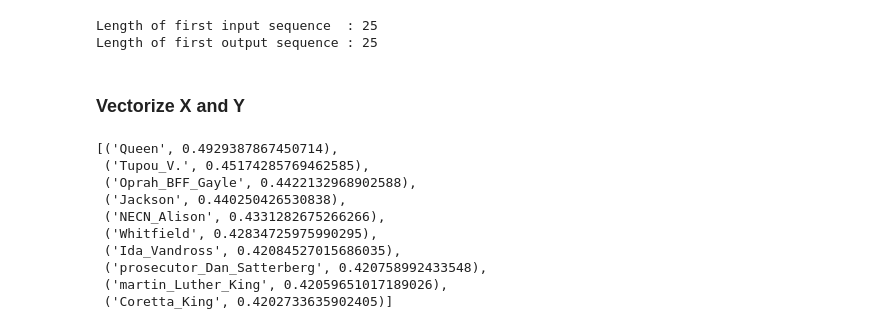
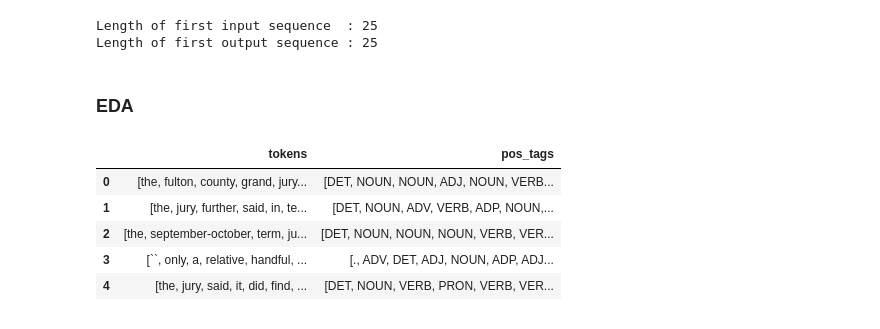
Before and after one commit to shauryat1298/Low-Resource-Training-for-Classification, a Jupyter notebook: pos_tagging/src/01_pos_tagging_basics.ipynb, the cells around one changed output. Drawn from its saved outputs; the diff is of its cells as text; code cells hidden in the pictures.

Commit message:
further progress

```diff
--- a/pos_tagging/src/01_pos_tagging_basics.ipynb
+++ b/pos_tagging/src/01_pos_tagging_basics.ipynb
@@ -66,5 +74,3 @@ print("Length of first output sequence : {}".format(len(Y[0])))
 # %% [output]
 Length of first input sequence  : 25
 Length of first output sequence : 25
-# %% [markdown]
-### Vectorize X and Y
@@ -73,13 +77,2 @@ word2vec= KeyedVectors.load_word2vec_format(word2vec_model_path, binary=True)
-# %%
-word2vec.most_similar(positive = ["King", "Woman"], negative = ["Man"])
-# %% [output]
-[('Queen', 0.4929387867450714),
- ('Tupou_V.', 0.45174285769462585),
- ('Oprah_BFF_Gayle', 0.4422132968902588),
- ('Jackson', 0.440250426530838),
- ('NECN_Alison', 0.4331282675266266),
- ('Whitfield', 0.42834725975990295),
- ('Ida_Vandross', 0.42084527015686035),
- ('prosecutor_Dan_Satterberg', 0.420758992433548),
- ('martin_Luther_King', 0.42059651017189026),
- ('Coretta_King', 0.4202733635902405)]
+# %% [markdown]
+### EDA
@@ -85,0 +84,11 @@ word2vec.most_similar(positive = ["King", "Woman"], negative = ["Man"])
+# %%
+brown_df.set_format(type='pandas')
+df = brown_df[:]
+df.head()
+# %% [output]
+|  | tokens | pos_tags |
+| 0 | [the, fulton, county, grand, jury... | [DET, NOUN, NOUN, ADJ, NOUN, VERB... |
+| 1 | [the, jury, further, said, in, te... | [DET, NOUN, ADV, VERB, ADP, NOUN,... |
+| 2 | [the, september-october, term, ju... | [DET, NOUN, NOUN, NOUN, VERB, VER... |
+| 3 | [``, only, a, relative, handful, ... | [., ADV, DET, ADJ, NOUN, ADP, ADJ... |
+| 4 | [the, jury, said, it, did, find, ... | [DET, NOUN, VERB, PRON, VERB, VER... |
```
Also changed, not shown: parts of 20 cells of this notebook, 1 other file.
